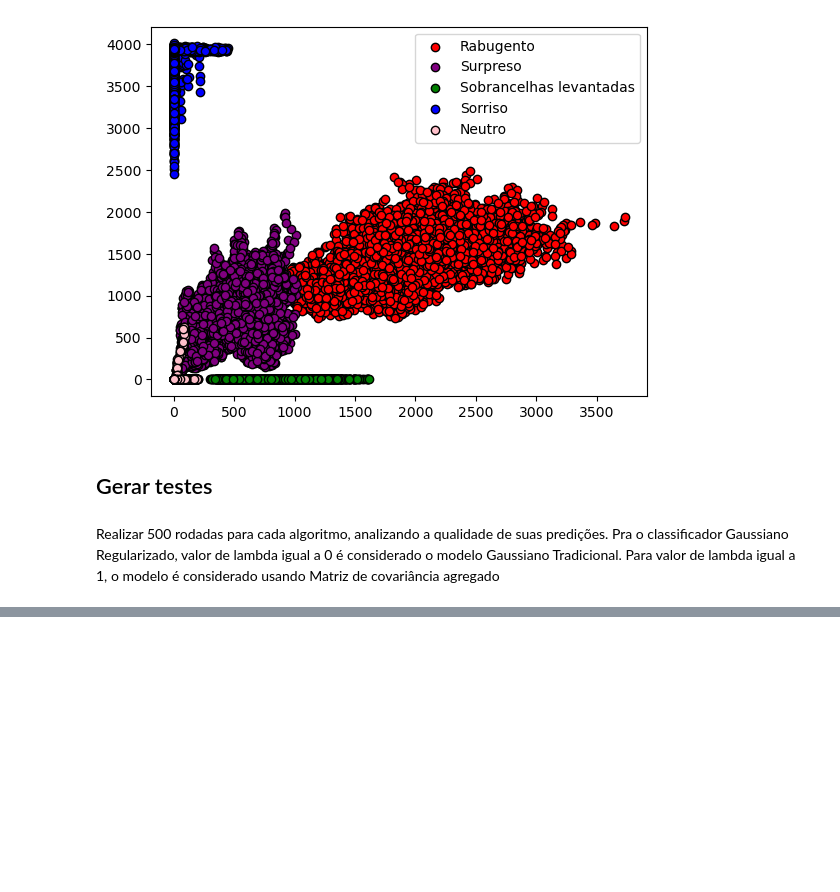
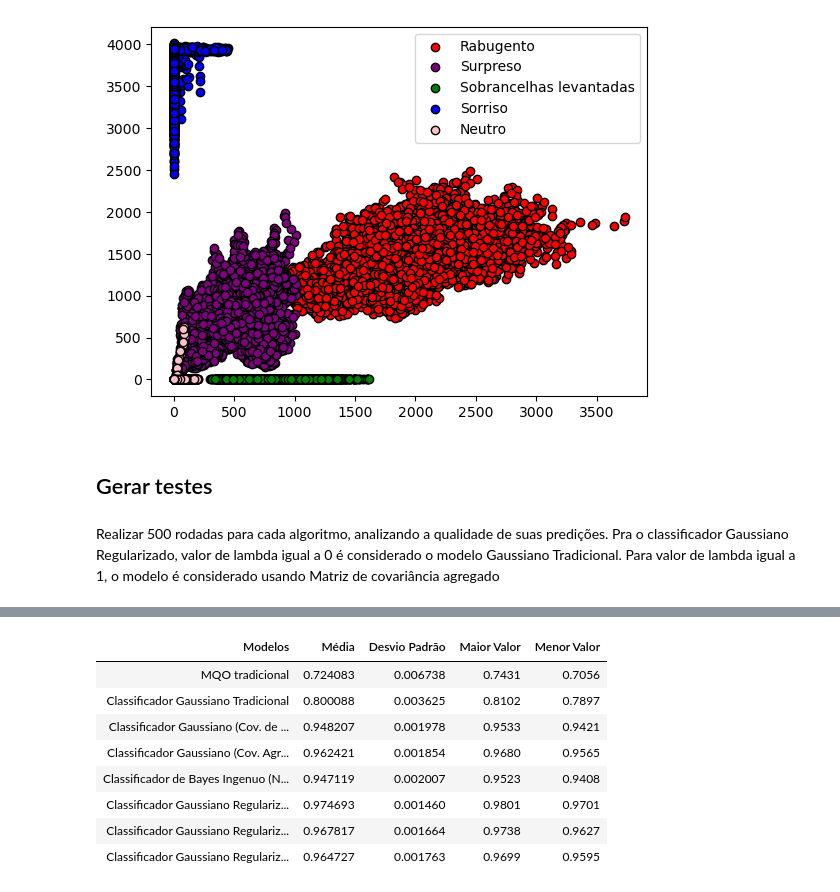
Before and after one commit to henriquefac/trabalho_IA_AV2, a Jupyter notebook: Classificacao/notebooks/main.ipynb, the cells around one changed output, grey strips where cells are left out. Drawn from its saved outputs; the diff is of its cells as text; code cells hidden in the pictures; blank space fills up the shorter version.

```diff
--- a/Classificacao/notebooks/main.ipynb
+++ b/Classificacao/notebooks/main.ipynb
@@ -188,0 +159,21 @@ dados_["Classificador Gaussiano Regularizado (Friedman λ = 0.5)"] = GaussianoRe
+# %%
+import json
+
+# Caminho para o arquivo JSON
+file_path = 'meu_dicionario.json'
+
+# Carregar o JSON
+with open(file_path, 'r') as file:
+    dados:dict = json.load(file)
+# %%
+# gera tabela
+header = ["Modelos", "Média", "Desvio Padrão", "Maior Valor", "Menor Valor"]
+tabel = {i:[] for i in header}
+tabel["Modelos"] = list(dados.keys())
+# %%
+# media
+for modelo in dados.keys():
+    tabel["Média"].append(np.mean(dados[modelo]))
+    tabel["Desvio Padrão"].append(np.std(dados[modelo]))
+    tabel["Maior Valor"].append(np.max(dados[modelo]))
+    tabel["Menor Valor"].append(np.min(dados[modelo]))
@@ -188,0 +205,27 @@ dados_["Classificador Gaussiano Regularizado (Friedman λ = 0.5)"] = GaussianoRe
+# %%
+import pandas as pd
+from IPython.display import display, HTML
+
+# Configuração para evitar quebra de linha
+pd.set_option('display.width', 1000)
+pd.set_option('display.max_columns', None)
+pd.set_option('display.max_colwidth', None)
+
+# Criar e exibir o DataFrame
+df_results = pd.DataFrame(tabel)
+
+# Adiciona estilo para alinhar a tabela à esquerda
+html_table = df_results.to_html(index=False, justify='left', border=0)
+
+
+display(HTML(html_table))
+# %% [output]
+| Modelos | Média | Desvio Padrão | Maior Valor | Menor Valor |
+| MQO tradicional | 0.724083 | 0.006738 | 0.7431 | 0.7056 |
+| Classificador Gaussiano Tradicional | 0.800088 | 0.003625 | 0.8102 | 0.7897 |
+| Classificador Gaussiano (Cov. de ... | 0.948207 | 0.001978 | 0.9533 | 0.9421 |
+| Classificador Gaussiano (Cov. Agr... | 0.962421 | 0.001854 | 0.9680 | 0.9565 |
+| Classificador de Bayes Ingenuo (N... | 0.947119 | 0.002007 | 0.9523 | 0.9408 |
+| Classificador Gaussiano Regulariz... | 0.974693 | 0.001460 | 0.9801 | 0.9701 |
+| Classificador Gaussiano Regulariz... | 0.967817 | 0.001664 | 0.9738 | 0.9627 |
+| Classificador Gaussiano Regulariz... | 0.964727 | 0.001763 | 0.9699 | 0.9595 |
```
Also changed, not shown: parts of 8 cells of this notebook, 4 other files.
